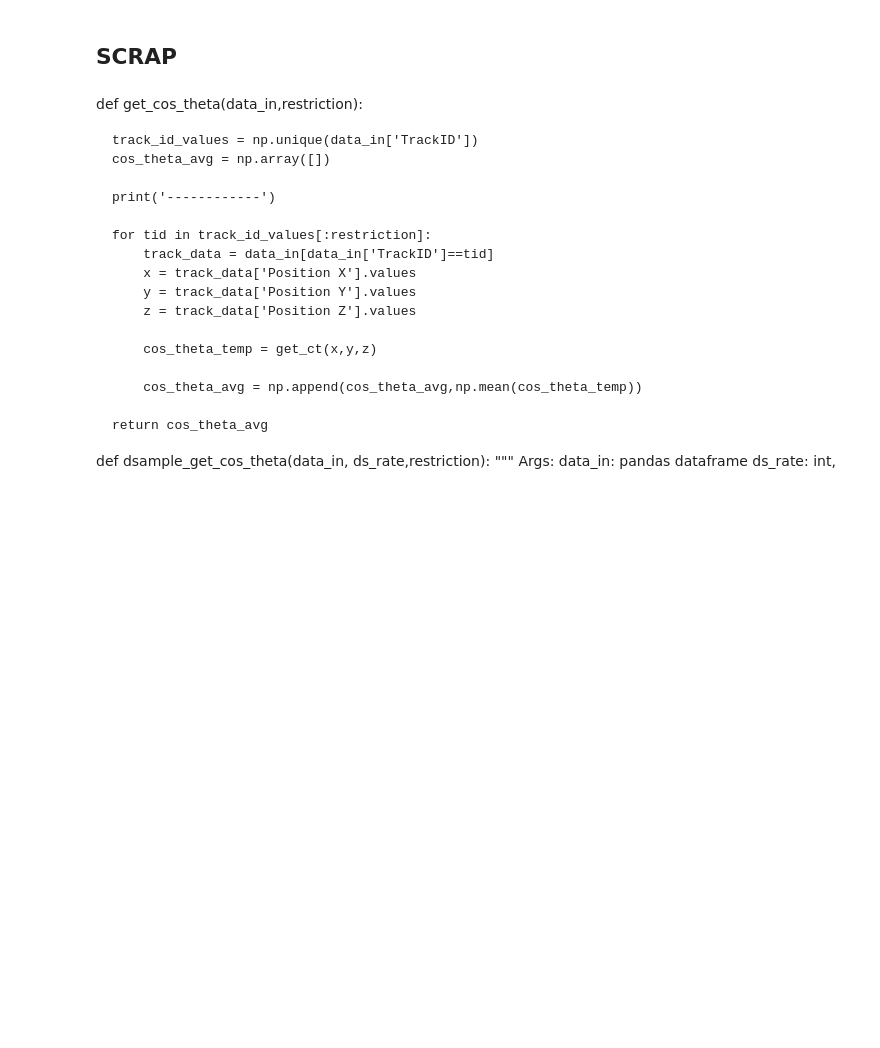
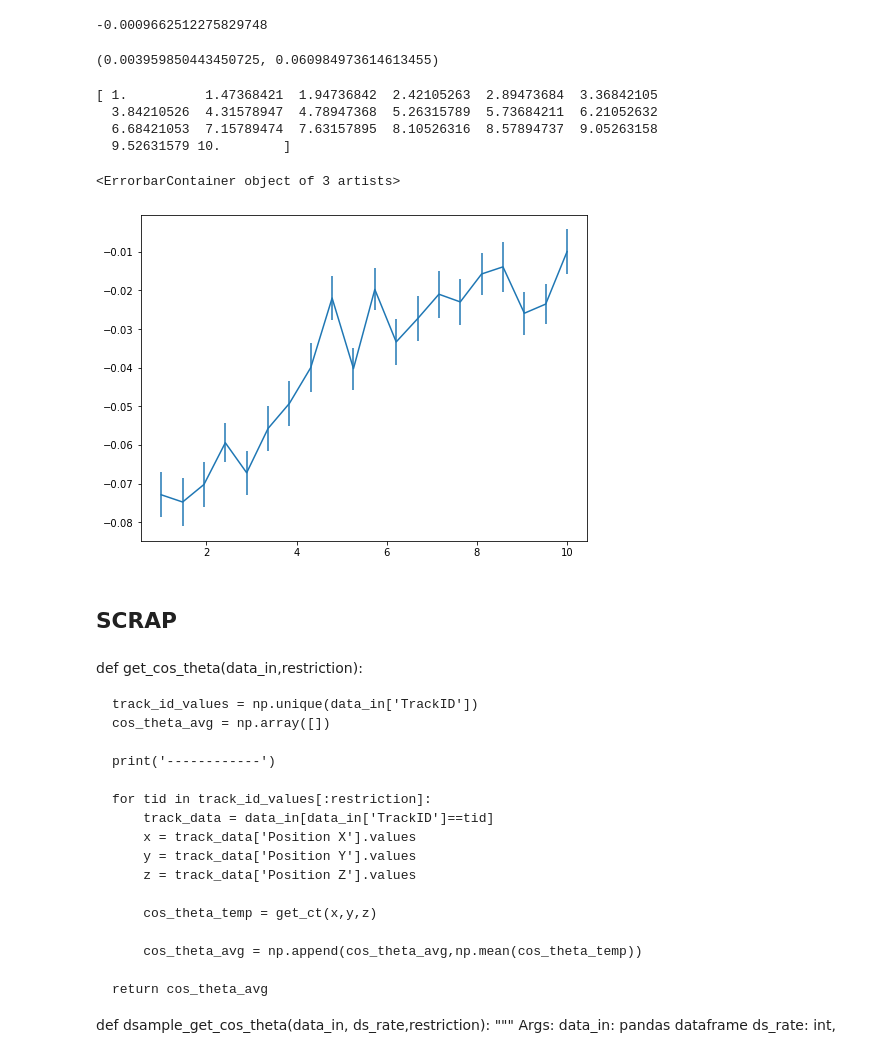
Before and after one commit to paulvautravers/Mphys-Sem-1, a Jupyter notebook: get_correlation_data.ipynb, the cells around one changed output. Saved outputs shown, nothing was run; the diff lists cells and outputs as text; code cells hidden in the pictures; blank space fills up the shorter version.

```diff
--- a/get_correlation_data.ipynb
+++ b/get_correlation_data.ipynb
@@ -166,3 +225,55 @@ step_size =15
+# %%
+samples = 10000
+cos_theta_rwalk_data = np.empty(samples)
+for i in np.arange(samples):
+
+    rwalk = gw.random_walk_3d(1,100)
+    cos_theta_rwalk_data[i] = np.mean(get_ct(rwalk[:,0],rwalk[:,1],rwalk[:,2]))
+
+print(np.mean(cos_theta_rwalk_data))
+# %% [output]
+-0.0009662512275829748
+# %%
+def get_ct_rwalk_pipe_data(mfp,samples, radius):
+
+    ct_rwalk_pipe = np.empty(samples)
+
+    for i in np.arange(samples):
+
+        rwalk = gw.rwalk_3d_pipe(mfp,100,radius)
+        ct_rwalk_pipe[i] = np.mean(get_ct(rwalk[:,0],rwalk[:,1],rwalk[:,2]))
+
+    return np.mean(ct_rwalk_pipe),np.std(ct_rwalk_pipe)
+
+def get_ctrw_vs_r_data(mfp,samples_per_radius, radii):
+
+    ct_r_data = np.empty((len(radii),2))
+
+    for i,r in enumerate(radii):
+
+        ct_r_data[i] = get_ct_rwalk_pipe_data(mfp,samples_per_radius,r)
+
+    return ct_r_data
+# %%
+get_ct_rwalk_pipe_data(0.01,100,1)
+# %% [output]
+(0.003959850443450725, 0.060984973614613455)
+# %%
+radii = np.linspace(1,10,20)
+print(radii)
+# %% [output]
+[ 1.          1.47368421  1.94736842  2.42105263  2.89473684  3.36842105
+  3.84210526  4.31578947  4.78947368  5.26315789  5.73684211  6.21052632
+  6.68421053  7.15789474  7.63157895  8.10526316  8.57894737  9.05263158
+  9.52631579 10.        ]
+# %%
+ct_vs_r_data = get_ctrw_vs_r_data(3,100,radii)
+# %%
+fig,ax = plt.subplots(figsize=(8,6))
+plt.errorbar(x=radii,y=ct_vs_r_data[:,0],yerr=ct_vs_r_data[:,1]/np.sqrt(100))
+# %% [output]
+<ErrorbarContainer object of 3 artists>
+[figure, added]
 # %% [markdown]
 ## SCRAP
 # %%
```
Also changed, not shown: parts of 8 cells of this notebook.
